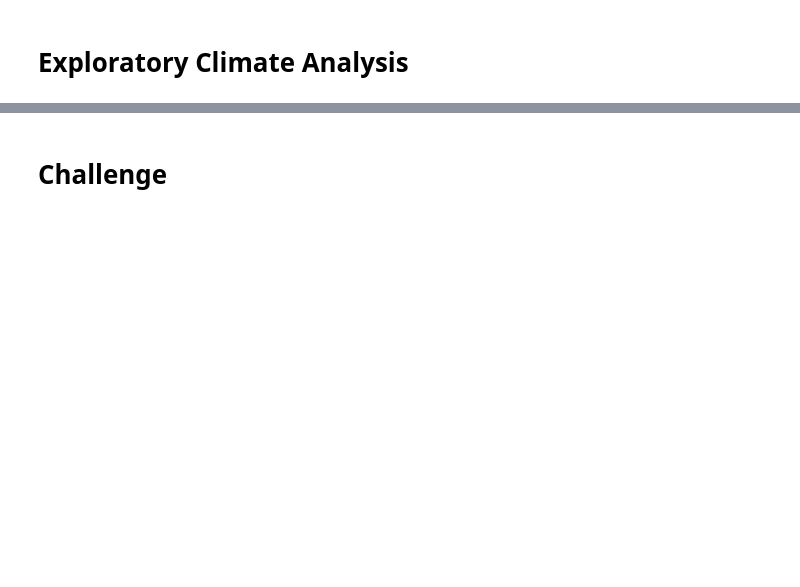
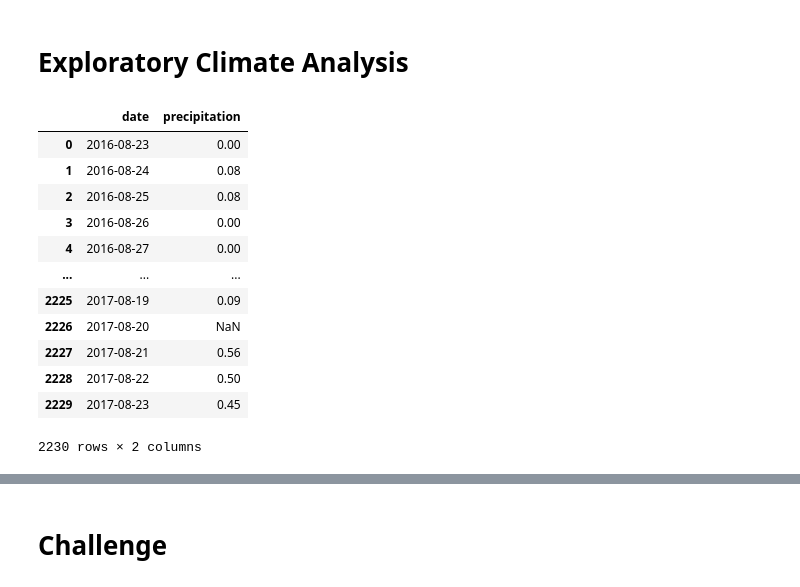
Before and after one commit to Shantanu88-code/Surfs_up, a Jupyter notebook: climate_analysis.ipynb, the cells around one changed output, grey strips where cells are left out. Drawn from its saved outputs; the diff is of its cells as text; code cells hidden in the pictures; blank space fills up the shorter version.

```diff
--- a/climate_analysis.ipynb
+++ b/climate_analysis.ipynb
@@ -74,0 +54,47 @@ session = Session(engine)
+# %%
+# Design a query to retrieve the last 12 months of precipitation data and plot the results.
+#Starting from the last data point in the database.
+
+prev_year = dt.date(2017, 8, 23)
+
+# This code specifies the most recent date, but we want to calculate the date one year back. To do this,
+# add the dt.timedelta() function to the previous line of code.
+
+prev_year = dt.date(2017, 8, 23) - dt.timedelta(days=365)
+
+# Perform a query to retrieve the data and precipitation scores
+# We'll begin by creating a variable to store the results of the query we'll write.
+
+results = []
+
+# This code defines our new variable. Next, let's add our session that we created earlier so that we can query our database
+# the session.query() function, which is how we'll begin all of our queries in SQLAlchemy. This is how we query a database
+# in Python.
+
+# results = session.query(Measurement.date, Measurement.prcp)
+# print(results.all())
+
+# Since we only want to see the most recent data, we need to filter out all of the data that is older than a year from
+# the last record date. We'll use the filter() function to filter out the data
+
+results = session.query(Measurement.date, Measurement.prcp).filter(Measurement.date >= prev_year)
+# print(results.all())
+
+# Save the query results as a Pandas DataFrame and set the index to the date column
+
+df = pd.DataFrame(results, columns=['date','precipitation'])
+df
+# %% [output]
+|  | date | precipitation |
+| 0 | 2016-08-23 | 0.00 |
+| 1 | 2016-08-24 | 0.08 |
+| 2 | 2016-08-25 | 0.08 |
+| 3 | 2016-08-26 | 0.00 |
+| 4 | 2016-08-27 | 0.00 |
+| ... | ... | ... |
+| 2225 | 2017-08-19 | 0.09 |
+| 2226 | 2017-08-20 | NaN |
+| 2227 | 2017-08-21 | 0.56 |
+| 2228 | 2017-08-22 | 0.50 |
+| 2229 | 2017-08-23 | 0.45 |
+2230 rows × 2 columns
```
Also changed, not shown: parts of 10 cells of this notebook.
